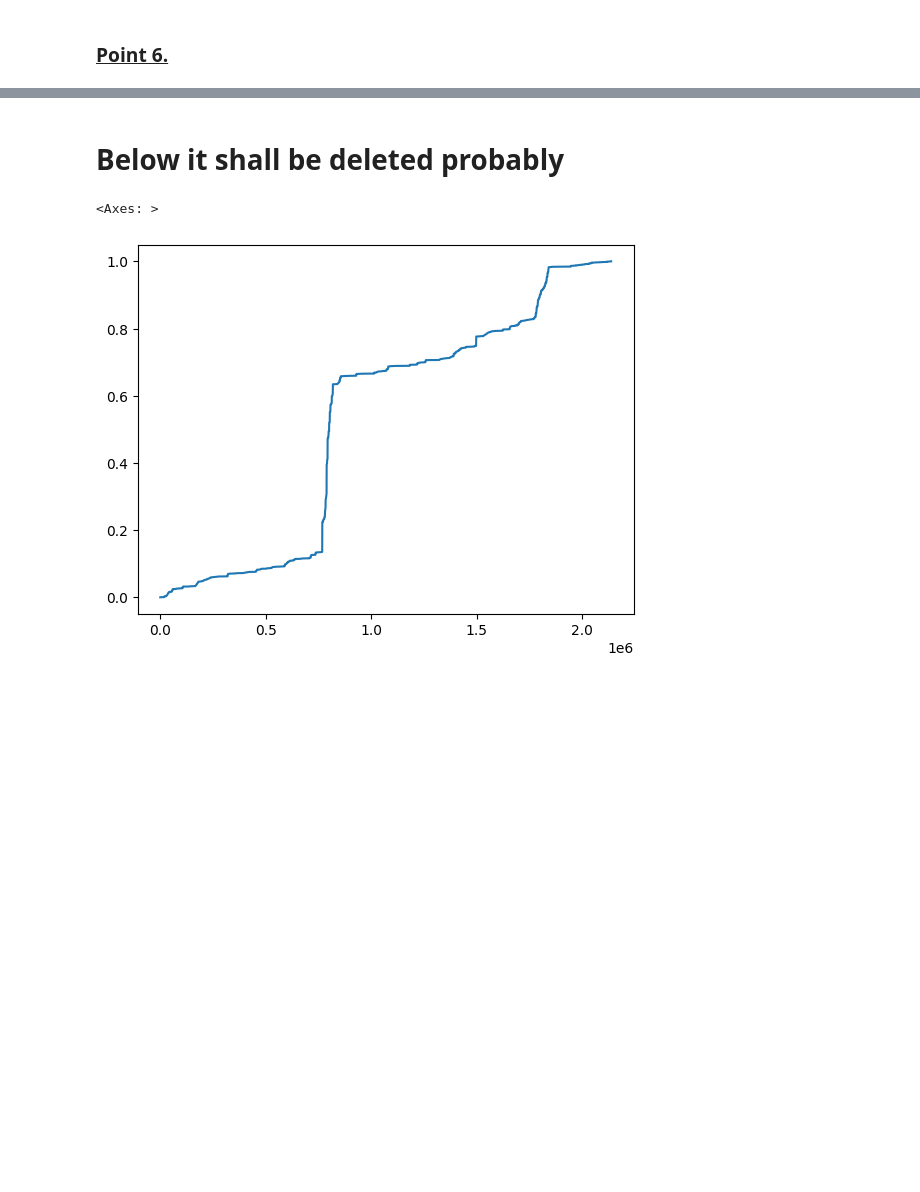
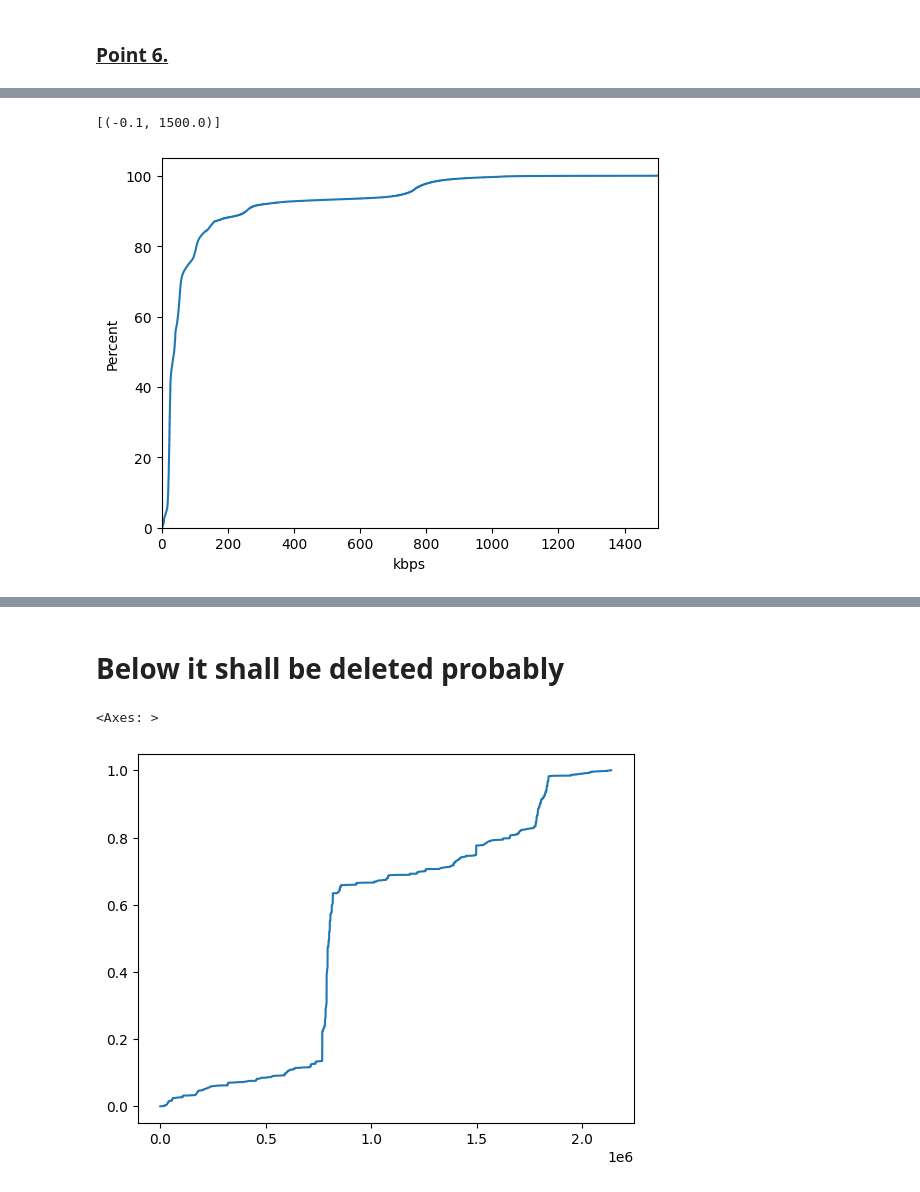
Before and after one commit to PeshX/ML4N_RTP_Project, a Jupyter notebook: Script1.ipynb, the cells around one changed output, grey strips where cells are left out. Cells and saved outputs as stored; diff of their text form; code cells hidden in the pictures; blank space fills up the shorter version.

```diff
--- a/Script1.ipynb
+++ b/Script1.ipynb
@@ -319,0 +373,10 @@ print(random.sample(sorted(C_webrtc.index),2))
+# %%
+f=sns.ecdfplot(
+    data = df,
+    x = 'kbps' ,
+    stat='percent'
+)
+f.set(xlim=(-.1, 1500))
+# %% [output]
+[(-0.1, 1500.0)]
+[figure, added]
```
Also changed, not shown: parts of 22 cells of this notebook.
